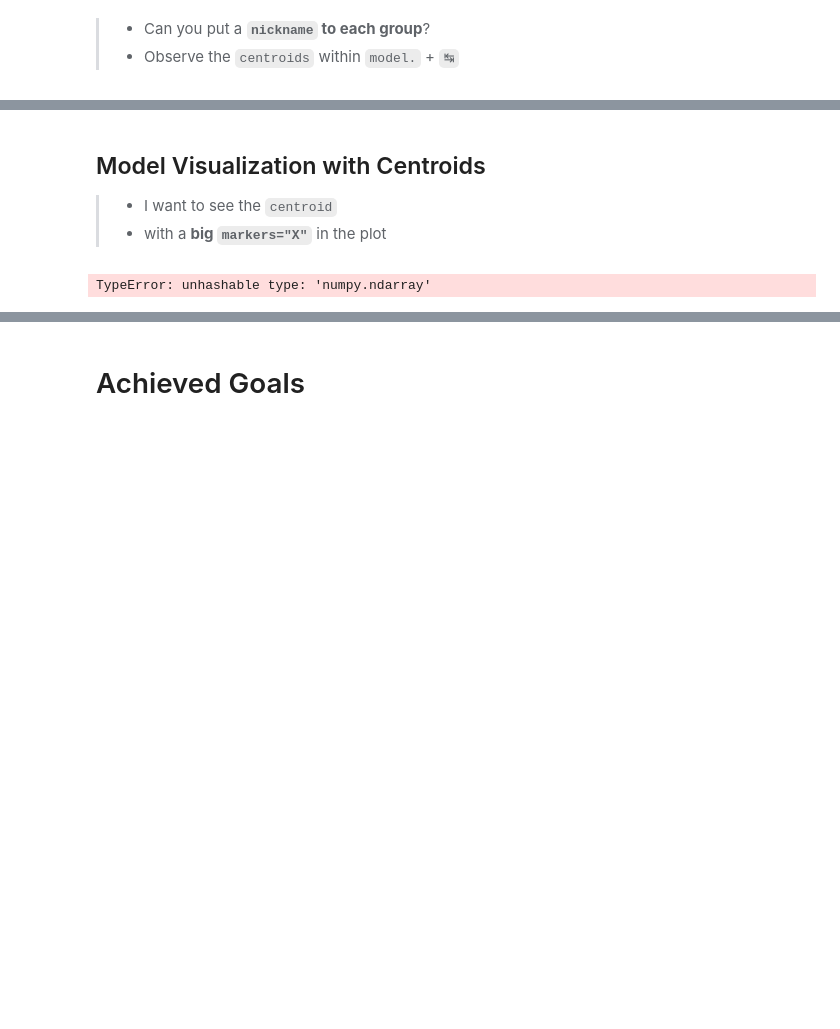
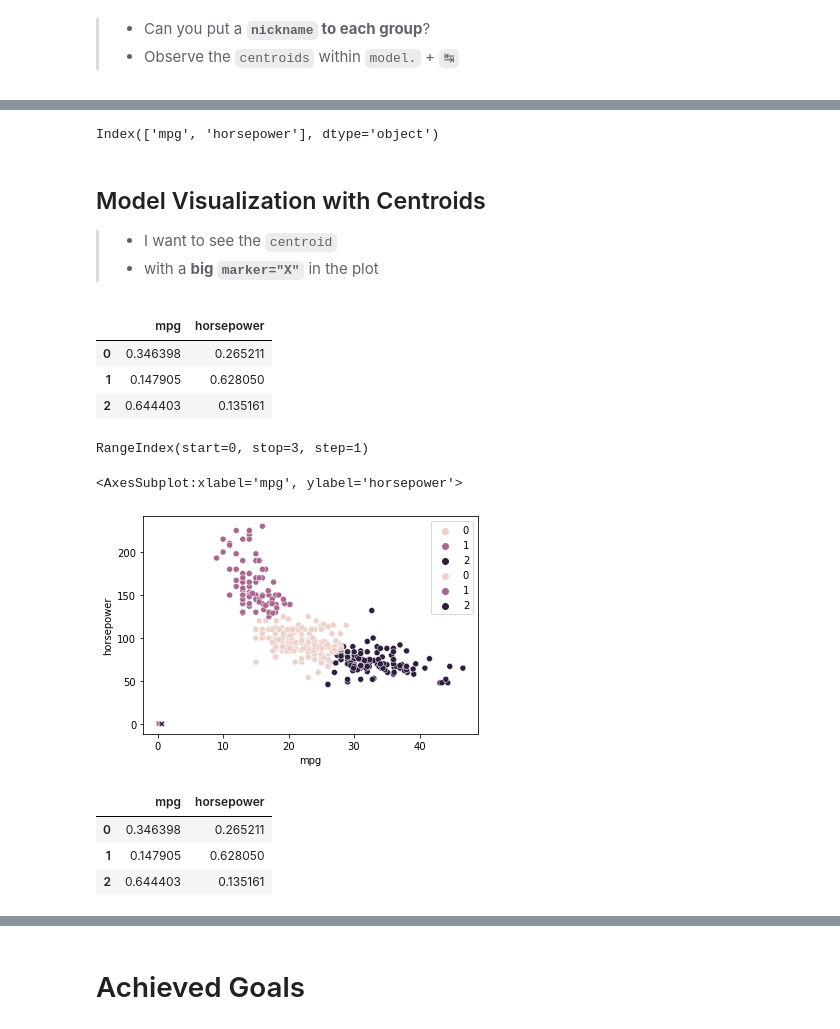
Before and after one commit to frands97/machine-learning-program, a Jupyter notebook: II Machine Learning & Deep Learning/#09. Cluster Analysis con k-Means/09practice.ipynb, the cells around one changed output, grey strips where cells are left out. Drawn from its saved outputs; the diff is of its cells as text; code cells hidden in the pictures; blank space fills up the shorter version.

```diff
--- a/II Machine Learning & Deep Learning/#09. Cluster Analysis con k-Means/09practice.ipynb
+++ b/II Machine Learning & Deep Learning/#09. Cluster Analysis con k-Means/09practice.ipynb
@@ -256,9 +256,35 @@ array([[0.64817629, 0.13305512],
+# %%
+dfnorm.columns
+# %% [output]
+Index(['mpg', 'horsepower'], dtype='object')
+# %%
+dfcent = pd.DataFrame(centroids, columns=dfnorm.columns)
 # %% [markdown]
 ## Model Visualization with Centroids
 
 > - I want to see the `centroid`
-> - with a **big `markers="X"`** in the plot
+> - with a **big `marker="X"`** in the plot
+# %%
+dfcent
+# %% [output]
+|  | mpg | horsepower |
+| 0 | 0.346398 | 0.265211 |
+| 1 | 0.147905 | 0.628050 |
+| 2 | 0.644403 | 0.135161 |
+# %%
+dfcent.index
+# %% [output]
+RangeIndex(start=0, stop=3, step=1)
 # %%
-sns.scatterplot(x=dfsel.mpg, y=dfsel.horsepower, hue=dfsel.cluster, markers={centroids: 'X'})
+sns.scatterplot(x=dfsel.mpg, y=dfsel.horsepower, hue=dfsel.cluster)
+sns.scatterplot(x=dfcent.mpg, y=dfcent.horsepower, hue=dfcent.index, marker='X')
 # %% [output]
-TypeError: unhashable type: 'numpy.ndarray'
+<AxesSubplot:xlabel='mpg', ylabel='horsepower'>
+[figure, added]
+# %%
+dfcent
+# %% [output]
+|  | mpg | horsepower |
+| 0 | 0.346398 | 0.265211 |
+| 1 | 0.147905 | 0.628050 |
+| 2 | 0.644403 | 0.135161 |
```
Also changed, not shown: parts of 8 cells of this notebook, 4 other files.
